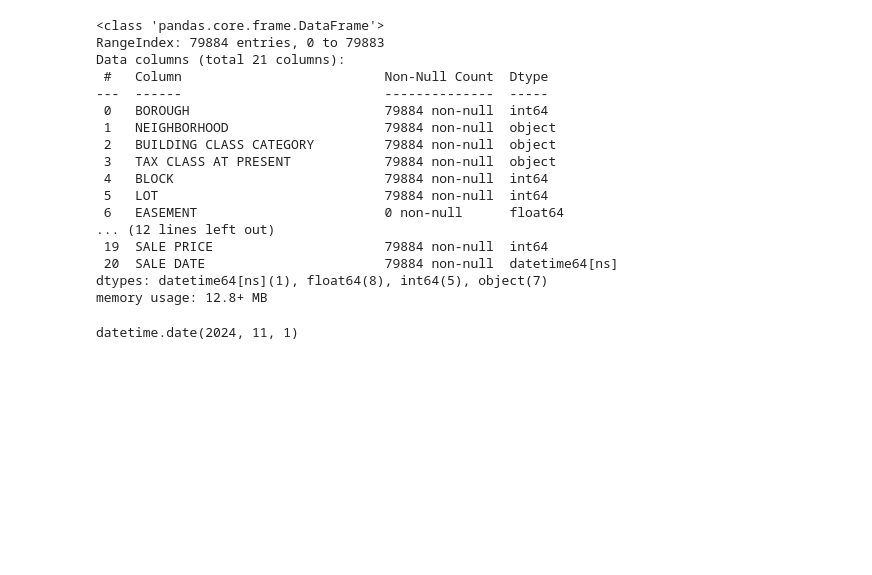
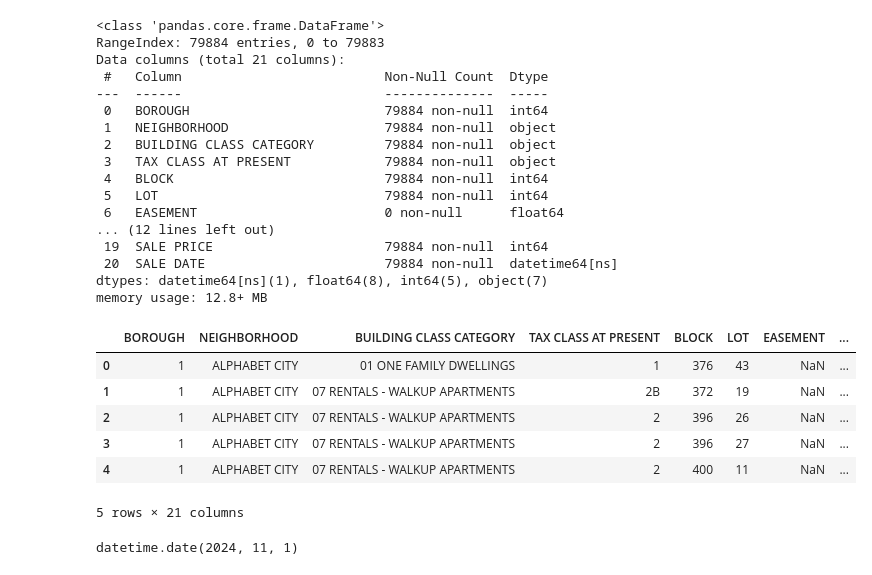
Before and after one commit to Gitzav/role_of_data_preparation, a Jupyter notebook: Data_preparation.ipynb, the cells around one changed output. Drawn from its saved outputs; the diff is of its cells as text; code cells hidden in the pictures; blank space fills up the shorter version.

```diff
--- a/Data_preparation.ipynb
+++ b/Data_preparation.ipynb
@@ -33,6 +33,16 @@ Data columns (total 21 columns):
  20  SALE DATE                       79884 non-null  datetime64[ns]
 dtypes: datetime64[ns](1), float64(8), int64(5), object(7)
 memory usage: 12.8+ MB
+# %%
+df.head(5)
+# %% [output]
+|  | BOROUGH | NEIGHBORHOOD | BUILDING CLASS CATEGORY | TAX CLASS AT PRESENT | BLOCK | LOT | EASEMENT | ... |
+| 0 | 1 | ALPHABET CITY | 01 ONE FAMILY DWELLINGS | 1 | 376 | 43 | NaN | ... |
+| 1 | 1 | ALPHABET CITY | 07 RENTALS - WALKUP APARTMENTS | 2B | 372 | 19 | NaN | ... |
+| 2 | 1 | ALPHABET CITY | 07 RENTALS - WALKUP APARTMENTS | 2 | 396 | 26 | NaN | ... |
+| 3 | 1 | ALPHABET CITY | 07 RENTALS - WALKUP APARTMENTS | 2 | 396 | 27 | NaN | ... |
+| 4 | 1 | ALPHABET CITY | 07 RENTALS - WALKUP APARTMENTS | 2 | 400 | 11 | NaN | ... |
+5 rows × 21 columns
 # %%
 df['SALE DATE'].dt.date.min()
 # %% [output]
```
Also changed, not shown: parts of 3 cells of this notebook.
